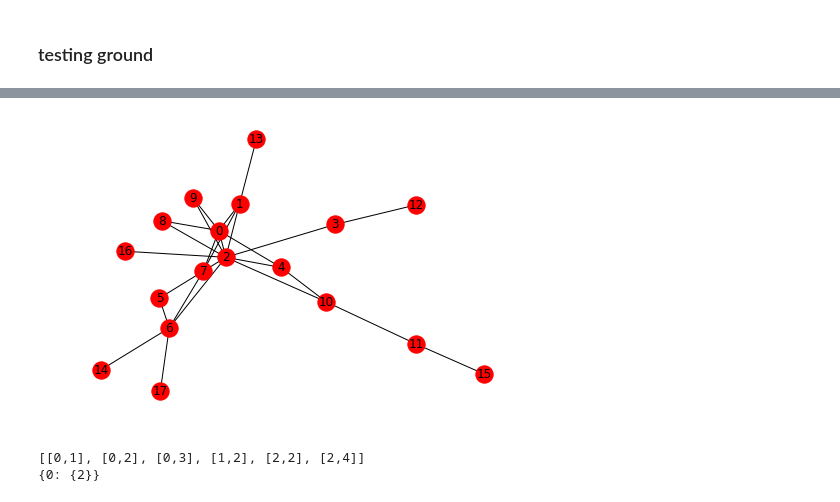
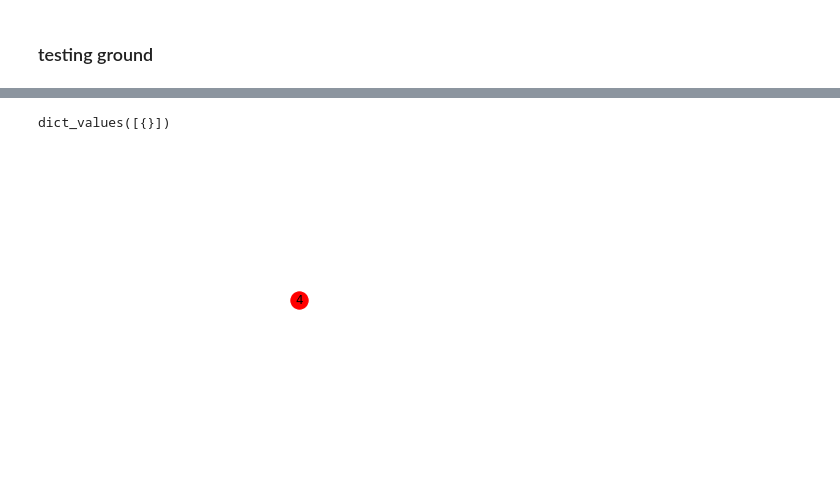
Before and after one commit to ta-rekt/motif-discovery, a Jupyter notebook: src/testing.ipynb, the cells around one changed output, grey strips where cells are left out. Saved outputs shown, nothing was run; the diff lists cells and outputs as text; code cells hidden in the pictures.

Commit message:
fixed bug with small tree instances

```diff
--- a/src/testing.ipynb
+++ b/src/testing.ipynb
@@ -323,35 +45,27 @@ nx.draw(H, with_labels=True)
-# %%
-G = nx.scale_free_graph(gSize, seed=n)
-G = nx.to_undirected(G)
-K = nx.Graph()
-stringG = graphToString(G)
-K = parseStringToGraph(stringG)
-
-nx.draw(K, with_labels=True)
-# %% [output]
-[figure, removed]
-# %%
-# B = parseStringToGraph('[[3,0], [0,2], [2,4], [2,1], [0,1]]')
-
-m = 6
-gSize = 10
-hSize = 5
-
-H = nx.scale_free_graph(hSize, seed=m)
-H = nx.to_undirected(H)
-strH = graphToString(H)
-
-F = parseStringToGraph('[[3,0], [0,2], [2,4], [2,1], [0,1]]')
-T = parseStringToGraph(strH)
-print(strH)
-K = nx.Graph()
-K.add_edges_from(H.edges())
-S = nx.Graph()
-S.add_edges_from(H.edges())
-
-aut = fnr.findSubgraphInstances(F, K, False)
-M = fnr.symmetryConditions(aut)
-print(M)
-# %% [output]
-[[0,1], [0,2], [0,3], [1,2], [2,2], [2,4]]
-{0: {2}}
+# %%
+# issue: fns doesn't count beyond depth-1 subtrees in 1-shell
+# could be due to select not working properly in detachTree,
+# or T[0] and T[1] be
+binaryTree2String = '[[0,2],[0,3],[2,4],[2,5],[3,6],[3,7]]'
+binaryTree2Graph = parseStringToGraph(binaryTree2String)
+
+line4String = '[[0,1],[1,2]]'
+line4Graph = parseStringToGraph(line4String)
+
+fns.onionDecompose(binaryTree2Graph)
+fns.onionDecompose(line4Graph)
+fns.onionDecompose(testGraph)
+subtrees = {}
+
+subtree = fns.subtree(binaryTree2Graph, 4, 2)
+combo = fns.enumSubtrees(subtree, 4, True)
+
+print(combo.values())
+
+for i in combo.values():
+    for select in i:
+        print(select)
+        if (select):
+            print('pimp')
+# %% [output]
+dict_values([{}])
@@ -357,0 +74,4 @@ print(M)
+# %%
+nx.draw(subtree, with_labels=True)
+# %% [output]
+[figure, added]
```
Also changed, not shown: parts of 30 cells of this notebook, 25 other files.
